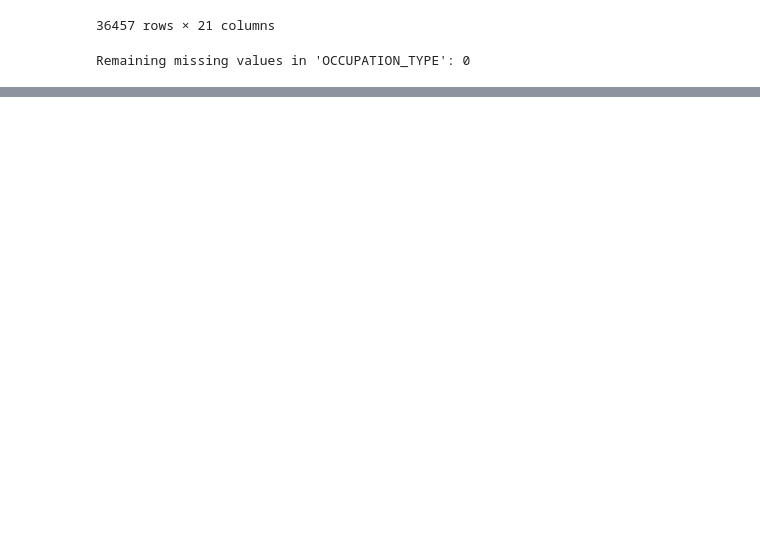
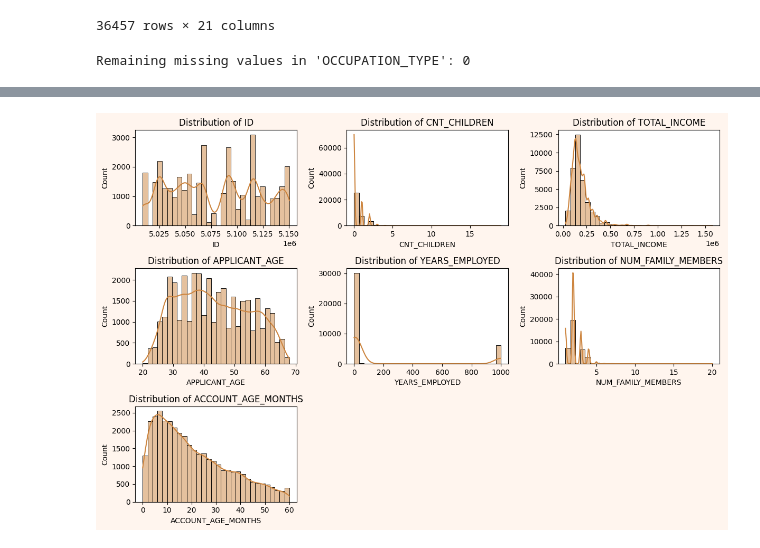
Before and after one commit to fazmila/Project, a Jupyter notebook: Project.ipynb, the cells around one changed output, grey strips where cells are left out. Cells and saved outputs as stored; diff of their text form; code cells hidden in the pictures; blank space fills up the shorter version.

```diff
--- a/Project.ipynb
+++ b/Project.ipynb
@@ -429,6 +429,9 @@ app_record = app_record.merge(occupation_by_income, on='income_group', how='left
 # %%
 # Fill missing 'OCCUPATION_TYPE' values with the most common occupation in the corresponding income group
 app_record['OCCUPATION_TYPE'] = app_record['OCCUPATION_TYPE'].fillna(app_record['OCCUPATION_TYPE_filled'])
+# %%
+# Drop the 'OCCUPATION_TYPE_filled' column if it's no longer needed
+app_record.drop(columns=['OCCUPATION_TYPE_filled'], inplace=True)
 # %%
 # Check if there are still any missing values in 'OCCUPATION_TYPE'
 print(f"Remaining missing values in 'OCCUPATION_TYPE': {app_record['OCCUPATION_TYPE'].isnull().sum()}")
@@ -468,0 +440,16 @@ fig.show()
+# %%
+# Rename columns in app_record for better readability
+app_record.rename(columns={
+    'CODE_GENDER' : 'GENDER' ,
+    'DAYS_BIRTH': 'APPLICANT_AGE',
+    'DAYS_EMPLOYED': 'YEARS_EMPLOYED',
+    'CNT_FAM_MEMBERS': 'NUM_FAMILY_MEMBERS',
+    'AMT_INCOME_TOTAL': 'TOTAL_INCOME',
+    'NAME_FAMILY_STATUS': 'FAMILY_STATUS',
+    'NAME_HOUSING_TYPE': 'HOUSING_TYPE',
+    'OCCUPATION_TYPE': 'OCCUPATION',
+    'STATUS': 'CREDIT_STATUS',
+}, inplace=True)
+
+# Display the updated column names
+app_record.columns
@@ -468,0 +480,17 @@ fig.show()
+# %%
+# Plot the distribution of numerical columns with modified aesthetics
+numerical_columns = app_record.select_dtypes(include=[np.int64, np.float64]).columns
+
+# Set up a figure for subplots with reduced size and background color
+plt.figure(figsize=(12, 8), facecolor='seashell')  # Reduced figure size and light grey background
+
+# Iterate through numerical columns and plot their histograms with a border around the histogram
+for i, col in enumerate(numerical_columns):
+    plt.subplot(3, 3, i + 1)
+    sns.histplot(app_record[col], kde=True, bins=30, color='peru', edgecolor='black')  # Adding border to histogram
+    plt.title(f'Distribution of {col}')
+    plt.tight_layout()
+
+plt.show()
+# %% [output]
+[figure, added]
```
Also changed, not shown: parts of 3 cells of this notebook.
